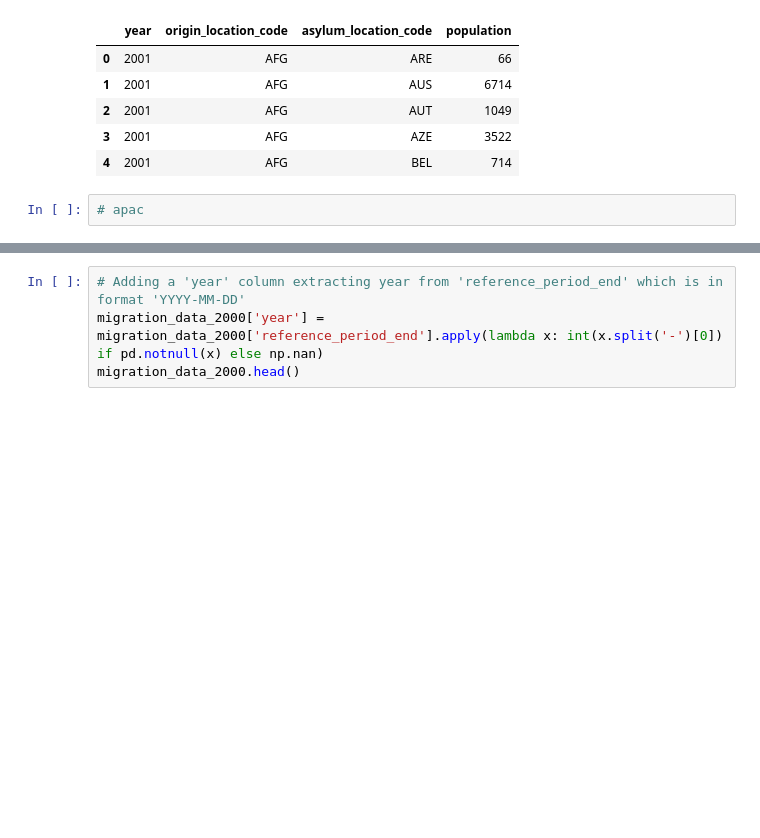
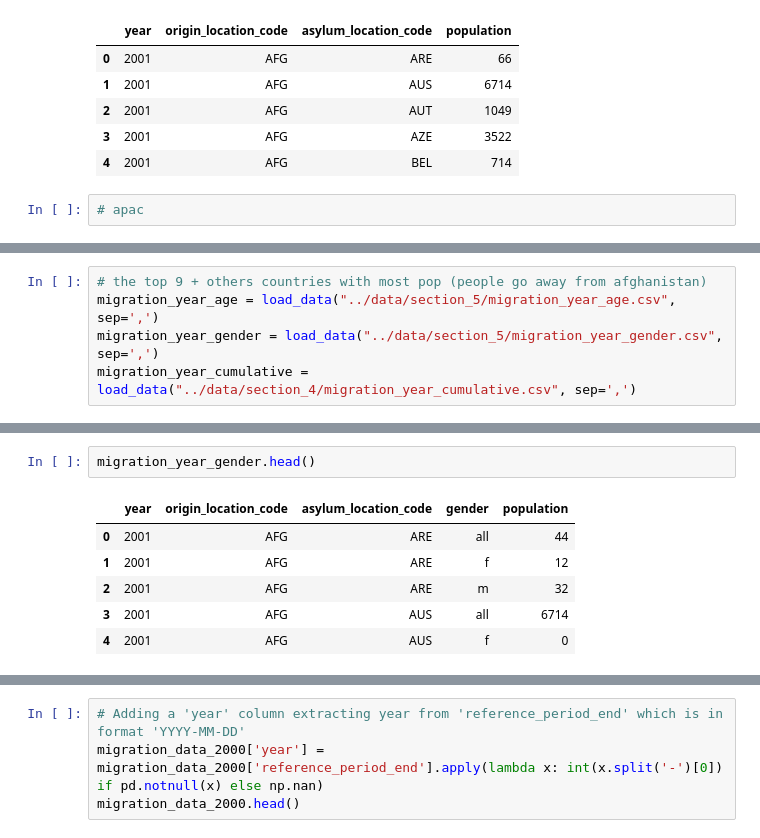
Before and after one commit to group-pi-dataviz/group-pi-dataviz.github.io, a Jupyter notebook: scripts/data_prepocessing_parte5.ipynb, the cells around one changed output, grey strips where cells are left out. Drawn from its saved outputs; the diff is of its cells as text; blank space fills up the shorter version.

```diff
--- a/scripts/data_prepocessing_parte5.ipynb
+++ b/scripts/data_prepocessing_parte5.ipynb
@@ -598,0 +603,5 @@ migration_data_final.head()
+# %%
+# the top 9 + others countries with most pop (people go away from afghanistan)
+migration_year_age = load_data("../data/section_5/migration_year_age.csv", sep=',')
+migration_year_gender = load_data("../data/section_5/migration_year_gender.csv", sep=',')
+migration_year_cumulative = load_data("../data/section_4/migration_year_cumulative.csv", sep=',')
@@ -598,0 +639,9 @@ migration_data_final.head()
+# %%
+migration_year_gender.head()
+# %% [output]
+|  | year | origin_location_code | asylum_location_code | gender | population |
+| 0 | 2001 | AFG | ARE | all | 44 |
+| 1 | 2001 | AFG | ARE | f | 12 |
+| 2 | 2001 | AFG | ARE | m | 32 |
+| 3 | 2001 | AFG | AUS | all | 6714 |
+| 4 | 2001 | AFG | AUS | f | 0 |
```
Also changed, not shown: parts of 17 cells of this notebook, 3 other files.
